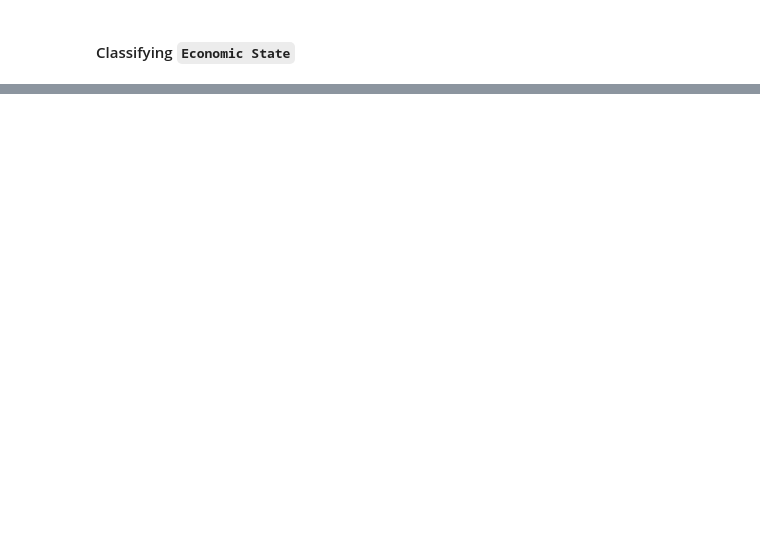
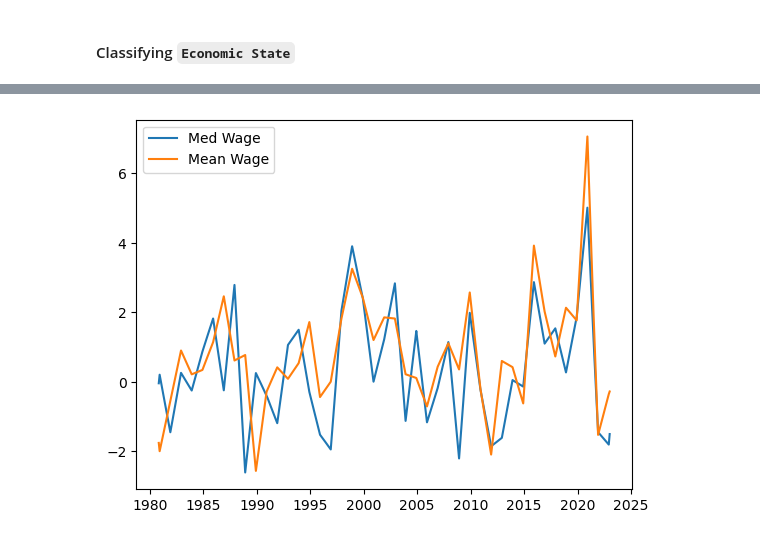
Before and after one commit to bychok/ai_project_2_group_10, a Jupyter notebook: financial_EDA.ipynb, the cells around one changed output, grey strips where cells are left out. Saved outputs shown, nothing was run; the diff lists cells and outputs as text; code cells hidden in the pictures; blank space fills up the shorter version.

```diff
--- a/financial_EDA.ipynb
+++ b/financial_EDA.ipynb
@@ -770,0 +1141,7 @@ for col in flag_cols:
+# %%
+plt.plot(df_eco_test_2[features_to_flag[3]], label='Med Wage')
+plt.plot(df_eco_test_2[features_to_flag[4]], label='Mean Wage')
+plt.legend()
+plt.show()
+# %% [output]
+[figure, added]
```
Also changed, not shown: parts of 66 cells of this notebook.
